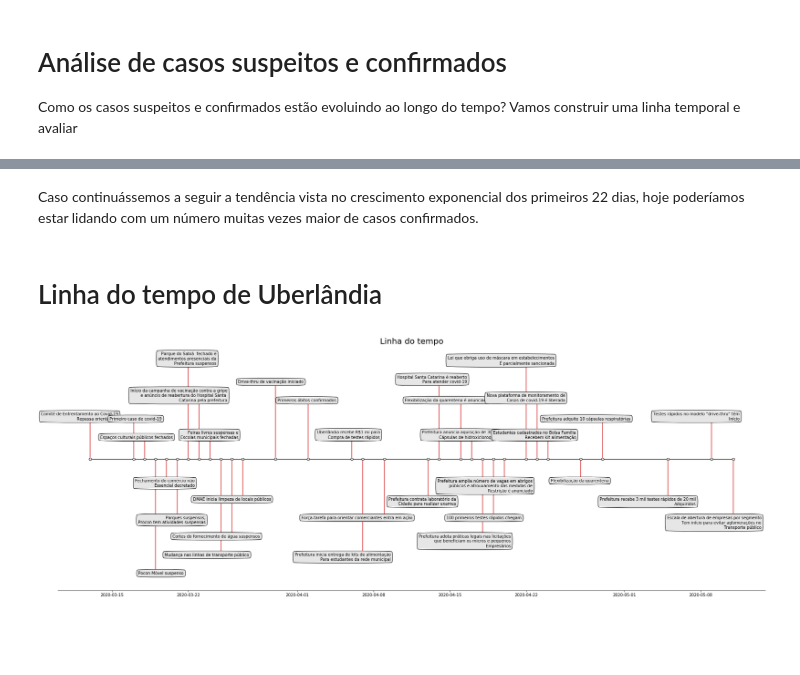
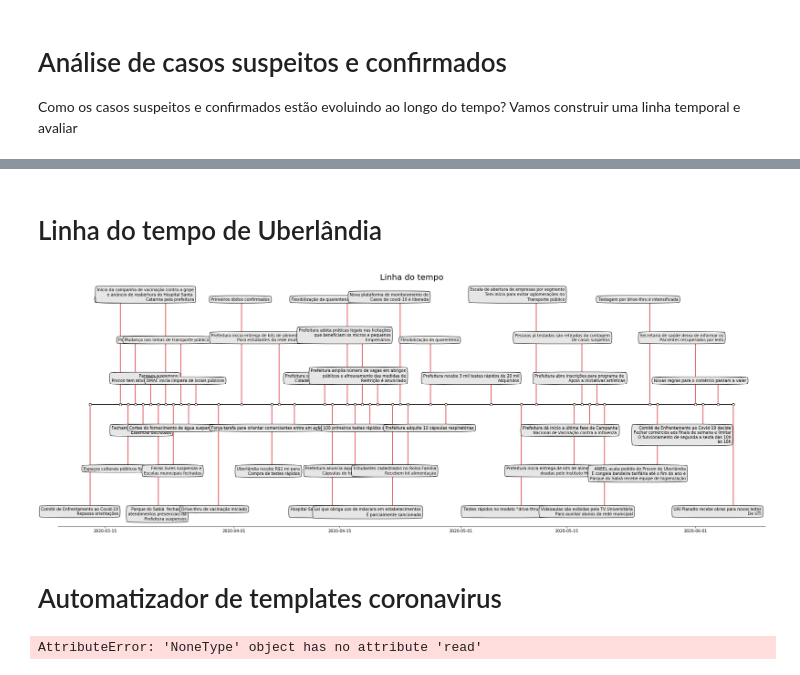
Before and after one commit to PatrickLdA/An-lise-de-dados-covid-19-em-Uberl-ndia, a Jupyter notebook: python code.ipynb, the cells around one changed output, grey strips where cells are left out. Drawn from its saved outputs; the diff is of its cells as text; code cells hidden in the pictures; blank space fills up the shorter version.

```diff
--- a/python code.ipynb
+++ b/python code.ipynb
@@ -885,5 +679,3 @@ plt.show()
-# %% [markdown]
-Caso continuássemos a seguir a tendência vista no crescimento exponencial dos primeiros 22 dias, hoje poderíamos estar lidando com um número muitas vezes maior de casos confirmados.
 # %% [markdown]
 # Linha do tempo de Uberlândia
 # %%
@@ -896,35 +688,52 @@ dates = [datetime.strptime(d, "%d/%m/%y") for d in info.index]
 names = info['Info']
 
 # Choose some nice levels
-levels = np.array([2, 2, 1, -6, -1, -3,5, 3, 1, -5, -4, -2,4, 3, 1, -5, -3, -2,4, 3, 1, -4, -3, -1,5, 3, 1, -1,2,-2,2,-3])
+levels = np.tile([-5, 5, -3, 3, -1, 1],
+                 int(np.ceil(len(info)/6)))[:len(info)]
 
 # Create figure and plot a stem plot with the date
 fig, ax = plt.subplots(figsize=(25, 9), constrained_layout=True)
 ax.set(title="Linha do tempo")
 plt.title("Linha do tempo", fontsize=20)
 
 markerline, stemline, baseline = ax.stem(dates, levels,
                                          linefmt="C3-", basefmt="k-",
                                          use_line_collection=True)
 
 plt.setp(markerline, mec="k", mfc="w", zorder=3)
 
 # Shift the markers to the baseline by replacing the y-data by zeros.
 markerline.set_ydata(np.zeros(len(dates)))
 
 # annotate lines
 vert = np.array(['top', 'bottom'])[(levels > 0).astype(int)]
 for d, l, r, va in zip(dates, levels, names, vert):
     ax.annotate(r, xy=(d, l), xytext=(70, np.sign(l)*3),
                 textcoords="offset points", va=va, ha="right",size=10,bbox=dict(boxstyle="round4,pad=.5", fc="0.9"))
 
 # remove y axis and spines
 ax.get_yaxis().set_visible(False)
 for spine in ["left", "top", "right"]:
     ax.spines[spine].set_visible(False)
 
 ax.margins(y=0.1)
 plt.savefig('timeline', dpi=300)
 plt.show()
 # %% [output]
-[figure, old version]
+[figure, new version]
+# %% [markdown]
+# Automatizador de templates coronavirus
+# %%
+from PIL import Image, ImageDraw, ImageFont
+
+img = Image.open("Template.jpeg")
+
+d = ImageDraw.Draw(img)
+
+font = ImageFont.truetype(size=16)
+
+d.text((10,10), "Hello world", fill=(255, 255, 0))
+
+img.save('Template_update.png')
+# %% [output]
+AttributeError: 'NoneType' object has no attribute 'read'
```
Also changed, not shown: parts of 18 cells of this notebook, 6 other files.
